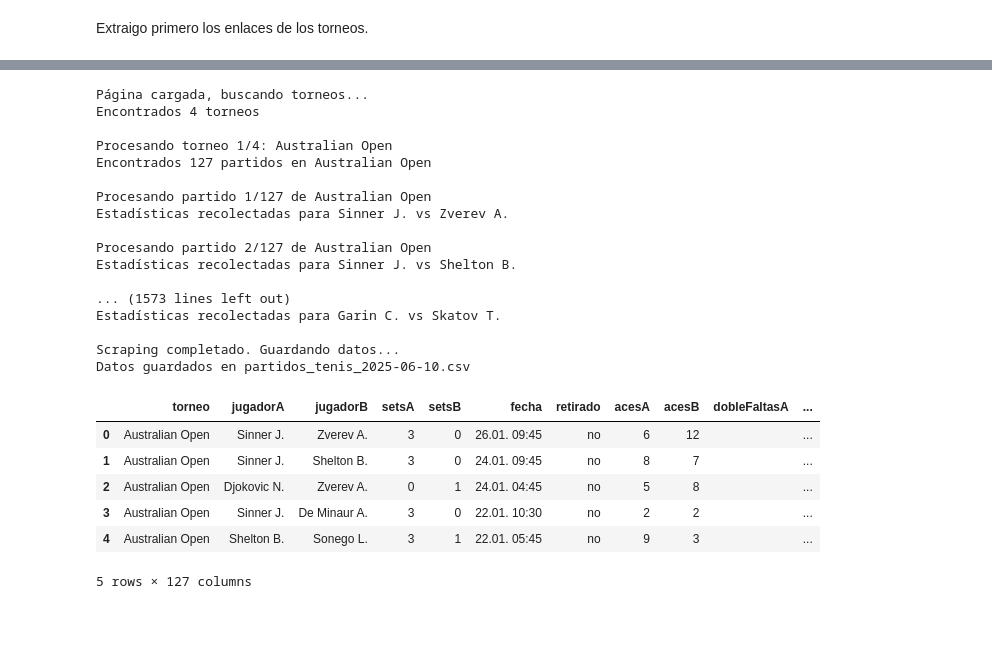
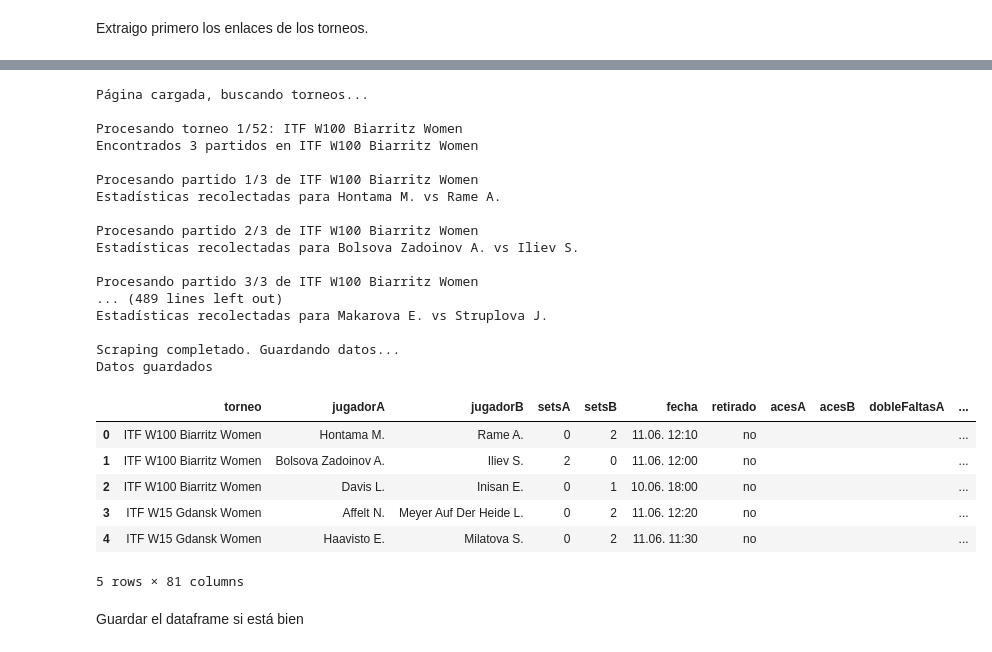
Before and after one commit to carlosvallejo23/tenis, a Jupyter notebook: flashscore/scraping.ipynb, the cells around one changed output, grey strips where cells are left out. Drawn from its saved outputs; the diff is of its cells as text; code cells hidden in the pictures; blank space fills up the shorter version.

```diff
--- a/flashscore/scraping.ipynb
+++ b/flashscore/scraping.ipynb
@@ -94,24 +114,8 @@ try:
     # Lista para almacenar todos los datos
     datos = []
 
-    # Obtener todos los torneos del menú izquierdo
-    wait.until(EC.presence_of_element_located((By.CSS_SELECTOR, "div.leftMenu__item")))
-    torneos = driver.find_elements(By.CSS_SELECTOR, "div.leftMenu__item")
-
-    # Crear lista de enlaces a torneos (esto es un ejemplo, ajusta según tu necesidad)
-    enlaces = []
-    for torneo in torneos[:5]:  # Limitar a 5 torneos para prueba
-        try:
-            enlace = torneo.find_element(By.CSS_SELECTOR, "a").get_attribute("href")
-            nombre = torneo.find_element(By.CSS_SELECTOR, "a span").text
-            enlaces.append({"href": enlace, "nombre": nombre})
-        except:
-            continue
-
-    print(f"Encontrados {len(enlaces)} torneos")
-
     # Procesar cada torneo
-    for j, e in enumerate(enlaces):
+    for j, e in enumerate(enlaces[38:]):
         href = e['href']
         nombre = e['nombre']
         enlaces_partidos = []
@@ -409,49 +413,51 @@ try:
                 except Exception as e:
                     print(f"Error procesando partido {s+1}: {e}")
                     continue
 
         except Exception as e:
             print(f"Error procesando torneo {nombre}: {e}")
             continue
 
 except Exception as e:
     print(f"Error general en el scraping: {e}")
 
 finally:
     # Guardar datos y cerrar driver
     driver.quit()
     print("\nScraping completado. Guardando datos...")
 
     if datos:
         df = pd.DataFrame(datos)
-        nombre_archivo = f"partidos_tenis_{fecha_actual}.csv"
-        df.to_csv(nombre_archivo, index=False, encoding='utf-8-sig')
-        print(f"Datos guardados en {nombre_archivo}")
+        #nombre_archivo = f"partidos_tenis_{fecha_actual}.csv"
+        #df.to_csv(nombre_archivo, index=False, encoding='utf-8-sig')
+        print(f"Datos guardados")
         display(df.head())
     else:
         print("No se recolectaron datos para guardar")
 # %% [output]
 Página cargada, buscando torneos...
-Encontrados 4 torneos
 
-Procesando torneo 1/4: Australian Open
-Encontrados 127 partidos en Australian Open
+Procesando torneo 1/52: ITF W100 Biarritz Women
+Encontrados 3 partidos en ITF W100 Biarritz Women
 
-Procesando partido 1/127 de Australian Open
-Estadísticas recolectadas para Sinner J. vs Zverev A.
+Procesando partido 1/3 de ITF W100 Biarritz Women
+Estadísticas recolectadas para Hontama M. vs Rame A.
 
-Procesando partido 2/127 de Australian Open
-Estadísticas recolectadas para Sinner J. vs Shelton B.
+Procesando partido 2/3 de ITF W100 Biarritz Women
+Estadísticas recolectadas para Bolsova Zadoinov A. vs Iliev S.
 
-... (1573 lines left out)
-Estadísticas recolectadas para Garin C. vs Skatov T.
+Procesando partido 3/3 de ITF W100 Biarritz Women
+... (489 lines left out)
+Estadísticas recolectadas para Makarova E. vs Struplova J.
 
 Scraping completado. Guardando datos...
-Datos guardados en partidos_tenis_2025-06-10.csv
+Datos guardados
 |  | torneo | jugadorA | jugadorB | setsA | setsB | fecha | retirado | acesA | acesB | dobleFaltasA | ... |
-| 0 | Australian Open | Sinner J. | Zverev A. | 3 | 0 | 26.01. 09:45 | no | 6 | 12 |  | ... |
-| 1 | Australian Open | Sinner J. | Shelton B. | 3 | 0 | 24.01. 09:45 | no | 8 | 7 |  | ... |
-| 2 | Australian Open | Djokovic N. | Zverev A. | 0 | 1 | 24.01. 04:45 | no | 5 | 8 |  | ... |
-| 3 | Australian Open | Sinner J. | De Minaur A. | 3 | 0 | 22.01. 10:30 | no | 2 | 2 |  | ... |
-| 4 | Australian Open | Shelton B. | Sonego L. | 3 | 1 | 22.01. 05:45 | no | 9 | 3 |  | ... |
+| 0 | ITF W100 Biarritz Women | Hontama M. | Rame A. | 0 | 2 | 11.06. 12:10 | no |  |  |  | ... |
+| 1 | ITF W100 Biarritz Women | Bolsova Zadoinov A. | Iliev S. | 2 | 0 | 11.06. 12:00 | no |  |  |  | ... |
+| 2 | ITF W100 Biarritz Women | Davis L. | Inisan E. | 0 | 1 | 10.06. 18:00 | no |  |  |  | ... |
+| 3 | ITF W15 Gdansk Women | Affelt N. | Meyer Auf Der Heide L. | 0 | 2 | 11.06. 12:20 | no |  |  |  | ... |
+| 4 | ITF W15 Gdansk Women | Haavisto E. | Milatova S. | 0 | 2 | 11.06. 11:30 | no |  |  |  | ... |
-5 rows × 127 columns
+5 rows × 81 columns
+# %% [markdown]
+Guardar el dataframe si está bien
```
Also changed, not shown: parts of 2 cells of this notebook, 4 other files.
